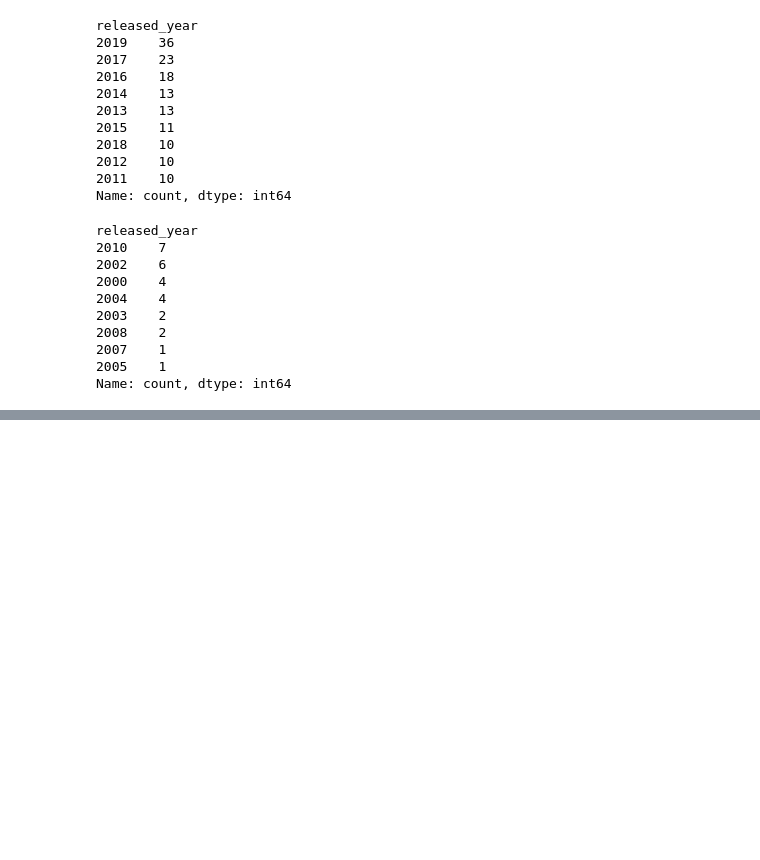
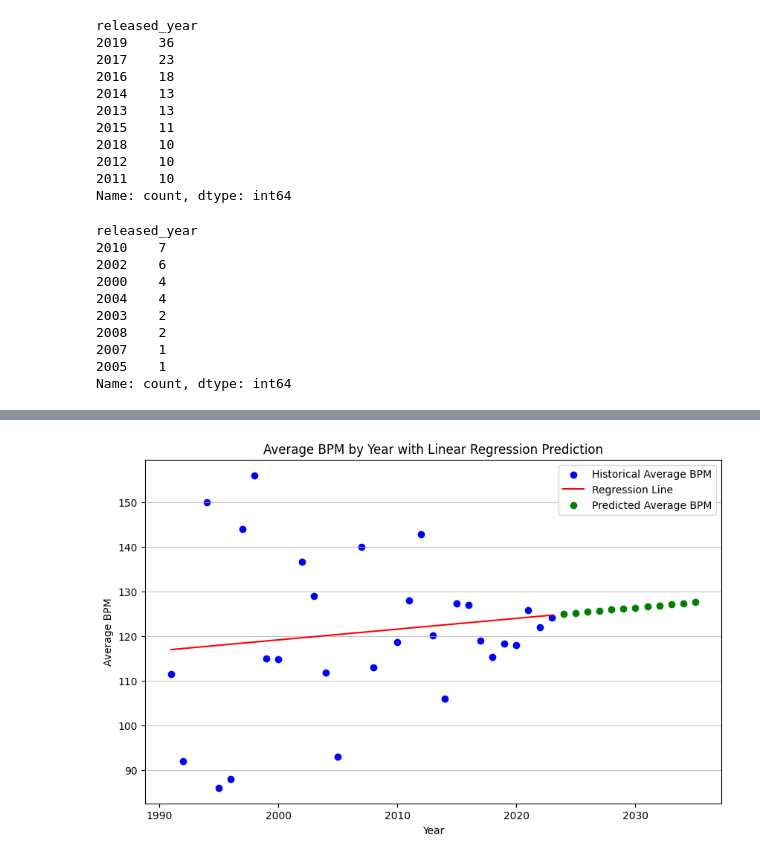
Before and after one commit to Molashhs/spotifyTCS, a Jupyter notebook: DSRP_Spotify_project.ipynb, the cells around one changed output, grey strips where cells are left out. Cells and saved outputs as stored; diff of their text form; code cells hidden in the pictures; blank space fills up the shorter version.

```diff
--- a/DSRP_Spotify_project.ipynb
+++ b/DSRP_Spotify_project.ipynb
@@ -290,0 +575,7 @@ plt.bar(spot210['released_year'],spot210['bpm'])
+# %%
+# Prepared my features (Year) and target variable (Average BPM)
+X = average_bpm_df[['Year']]
+y = average_bpm_df['Average BPM']
+# %%
+# Split the data into training and testing sets
+X_train, X_test, y_train, y_test = train_test_split(X, y, test_size=0.2, random_state=42)
@@ -290,0 +600,8 @@ plt.bar(spot210['released_year'],spot210['bpm'])
+# %%
+# Predict future BPMs
+future_years = np.arange(2024, 2036).reshape(-1, 1) # Predict for the next 10 years
+predicted_bpms = model.predict(future_years)
+
+# Create a DataFrame for predicted future BPMs
+predicted_future_bpm_df = pd.DataFrame({'Year': future_years.flatten(), 'Predicted Average BPM': predicted_bpms})
+display(predicted_future_bpm_df.head())
@@ -290,0 +615,22 @@ plt.bar(spot210['released_year'],spot210['bpm'])
+# %%
+# Lastly visualized the model itself (hazza!)
+
+plt.figure(figsize=(10, 6))
+
+# "Historical" data
+plt.scatter(average_bpm_df['Year'], average_bpm_df['Average BPM'], color='blue', label='Historical Average BPM')
+
+# Regression line
+plt.plot(average_bpm_df['Year'], model.predict(average_bpm_df[['Year']]), color='red', label='Regression Line')
+
+# Predicted future BPMs
+plt.scatter(predicted_future_bpm_df['Year'], predicted_future_bpm_df['Predicted Average BPM'], color='green', label='Predicted Average BPM')
+
+plt.xlabel('Year')
+plt.ylabel('Average BPM')
+plt.title('Average BPM by Year with Linear Regression Prediction')
+plt.legend()
+plt.grid(axis='y', alpha=0.75)
+plt.show()
+# %% [output]
+[figure, added]
```
Also changed, not shown: parts of 41 cells of this notebook.
